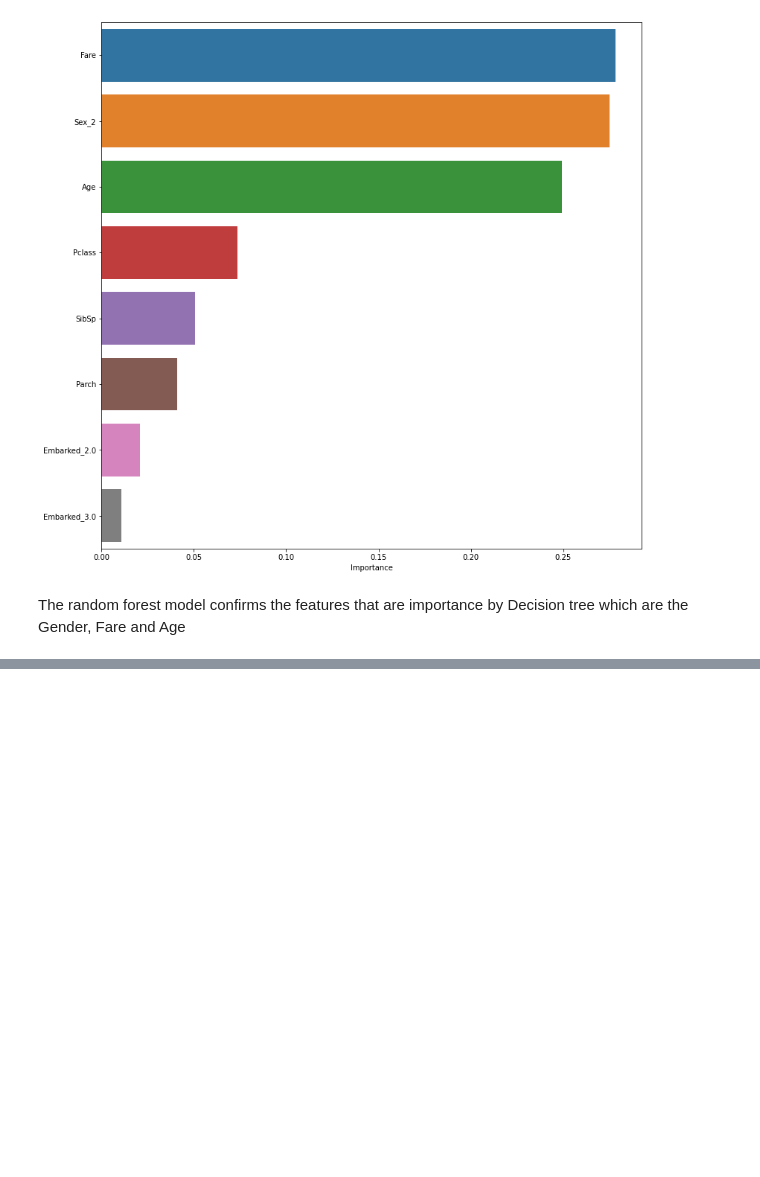
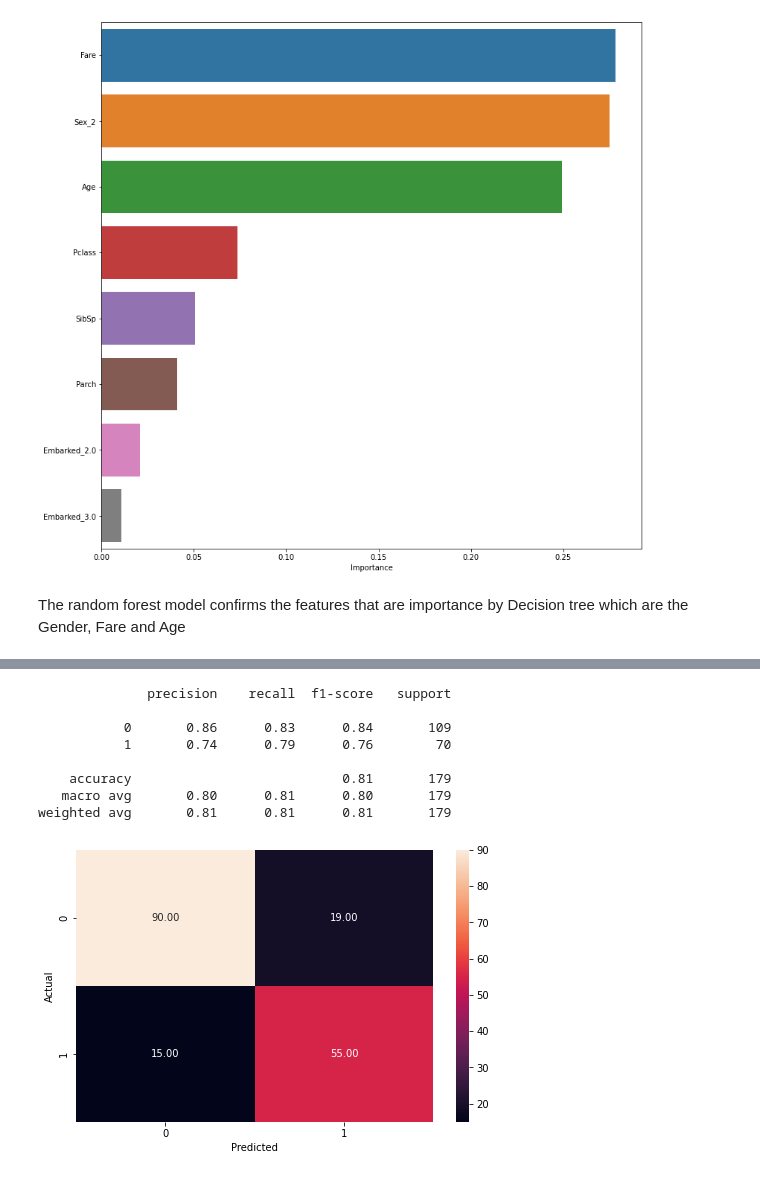
Before and after one commit to dabson2020/Projects-Portfolio, a Jupyter notebook: Classification/Titanic Prediction Project/THE TITANIC-latest.ipynb, the cells around one changed output, grey strips where cells are left out. Saved outputs shown, nothing was run; the diff lists cells and outputs as text; code cells hidden in the pictures; blank space fills up the shorter version.

```diff
--- a/Classification/Titanic Prediction Project/THE TITANIC-latest.ipynb
+++ b/Classification/Titanic Prediction Project/THE TITANIC-latest.ipynb
@@ -606,0 +619,14 @@ The random forest model confirms the features that are importance by Decision tr
+# %%
+y_pred_test = lr_model.predict(X_val)
+# %%
+metrics_score(y_pred_test, y_val)
+# %% [output]
+              precision    recall  f1-score   support
+
+           0       0.86      0.83      0.84       109
+           1       0.74      0.79      0.76        70
+
+    accuracy                           0.81       179
+   macro avg       0.80      0.81      0.80       179
+weighted avg       0.81      0.81      0.81       179
+[figure, added]
```
Also changed, not shown: parts of 51 cells of this notebook.
